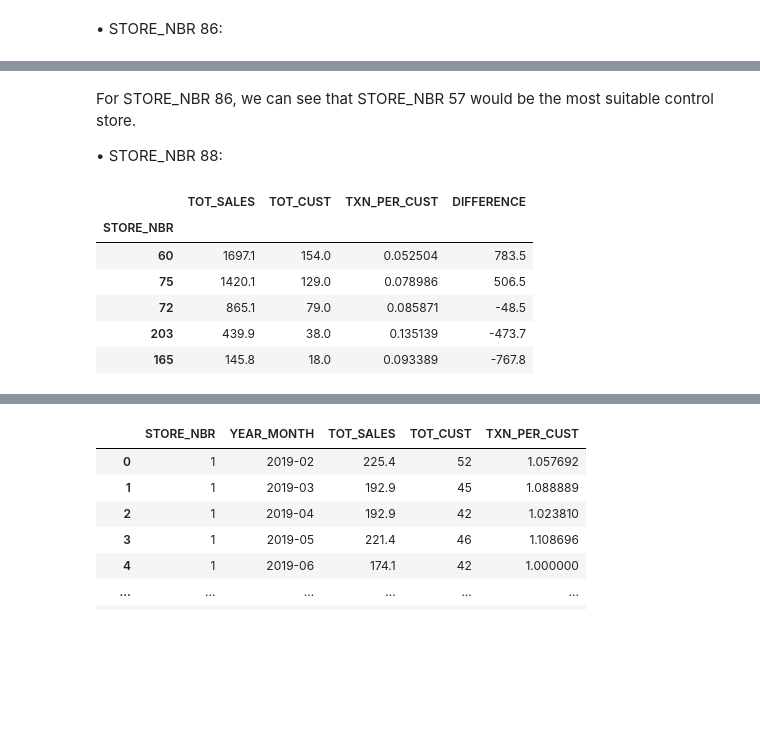
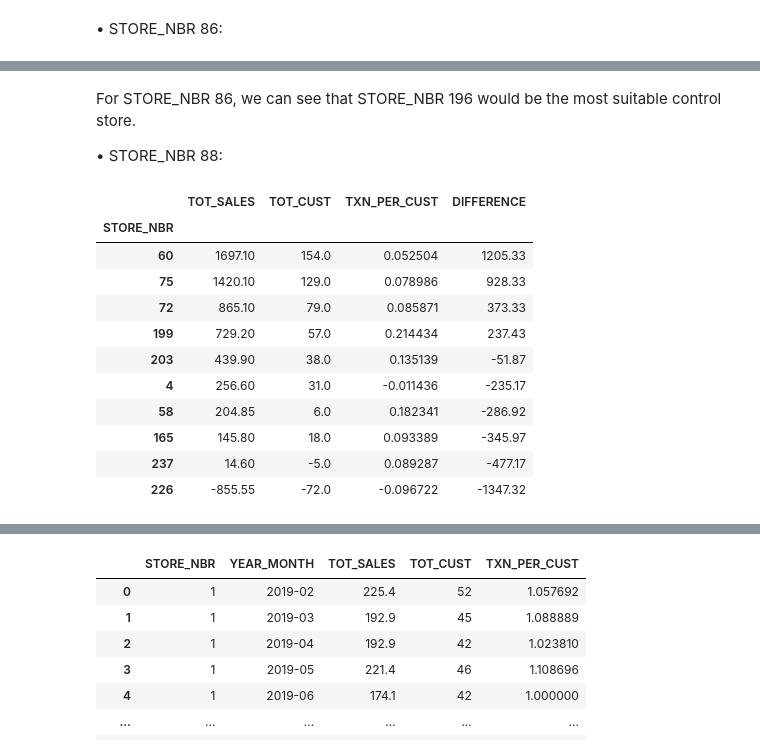
Before and after one commit to Harmandeep321/Quantium-internship, a Jupyter notebook: 02 task quantium.ipynb, the cells around one changed output, grey strips where cells are left out. Saved outputs shown, nothing was run; the diff lists cells and outputs as text; code cells hidden in the pictures; blank space fills up the shorter version.

```diff
--- a/02 task quantium.ipynb
+++ b/02 task quantium.ipynb
@@ -359,21 +381,26 @@ difference["DIFFERENCE"]=difference["TOT_SALES"]-difference["TOT_SALES"].mean()
 # %% [markdown]
-For STORE_NBR 86, we can see that STORE_NBR 57 would be the most suitable control store.
+For STORE_NBR 86, we can see that STORE_NBR 196 would be the most suitable control store.
 
 • STORE_NBR 88:
 # %%
-difference=control_stores.loc[control_stores.corrwith(trial_stores.loc[88], axis=1).nlargest(5).index]  #   Getting the pandas.DataFrame for the top five stores with the highest correlation with the trial store.
-
+#   Getting the pandas.DataFrame for the top five stres with the highest correlation with the trial store.
+difference=control_stores.loc[control_stores.corrwith(trial_stores.loc[88], axis=1).nlargest(10).index]
 #   Getting the difference between the trial store and the top five stores with the highest correlation with the trial store.
 
 difference=(trial_stores.loc[88]-difference).sort_values(by="TOT_SALES", ascending=False)
 difference["DIFFERENCE"]=difference["TOT_SALES"]-difference["TOT_SALES"].mean()
 difference.sort_values(by="DIFFERENCE", ascending=False)    #   Sorting the pandas.DataFrame by the DIFFERENCE column.
 # %% [output]
 |  | TOT_SALES | TOT_CUST | TXN_PER_CUST | DIFFERENCE |
 | STORE_NBR |  |  |  |  |
-| 60 | 1697.1 | 154.0 | 0.052504 | 783.5 |
-| 75 | 1420.1 | 129.0 | 0.078986 | 506.5 |
-| 72 | 865.1 | 79.0 | 0.085871 | -48.5 |
-| 203 | 439.9 | 38.0 | 0.135139 | -473.7 |
-| 165 | 145.8 | 18.0 | 0.093389 | -767.8 |
+| 60 | 1697.10 | 154.0 | 0.052504 | 1205.33 |
+| 75 | 1420.10 | 129.0 | 0.078986 | 928.33 |
+| 72 | 865.10 | 79.0 | 0.085871 | 373.33 |
+| 199 | 729.20 | 57.0 | 0.214434 | 237.43 |
+| 203 | 439.90 | 38.0 | 0.135139 | -51.87 |
+| 4 | 256.60 | 31.0 | -0.011436 | -235.17 |
+| 58 | 204.85 | 6.0 | 0.182341 | -286.92 |
+| 165 | 145.80 | 18.0 | 0.093389 | -345.97 |
+| 237 | 14.60 | -5.0 | 0.089287 | -477.17 |
+| 226 | -855.55 | -72.0 | -0.096722 | -1347.32 |
 # %% [markdown]
```
Also changed, not shown: parts of 21 cells of this notebook.
